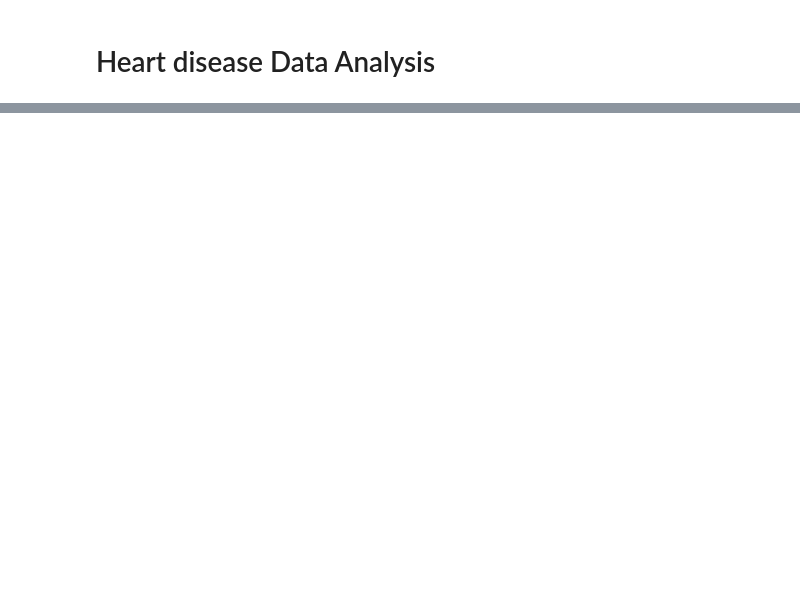
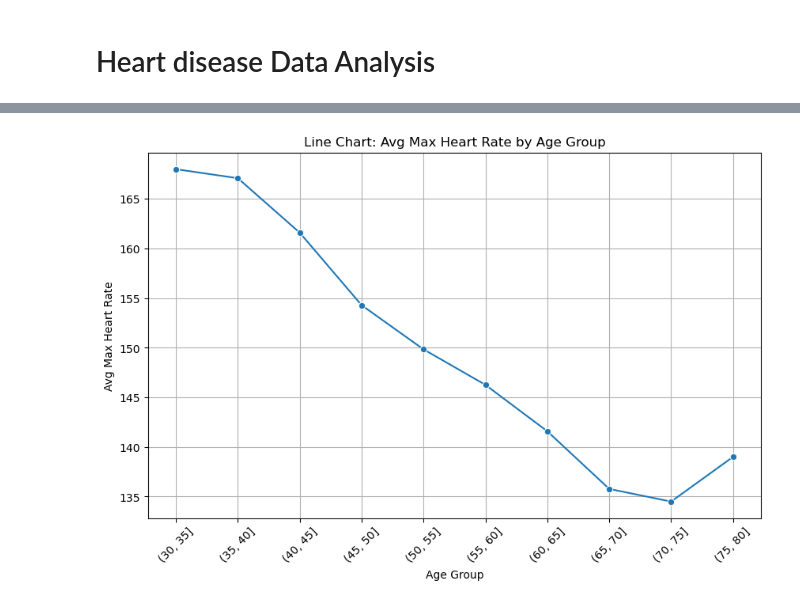
Before and after one commit to jaalnock/DSBDA, a Jupyter notebook: Assignment17_Heart_Disease_Data_Analysis/heart_disease_analysis.ipynb, the cells around one changed output, grey strips where cells are left out. Saved outputs shown, nothing was run; the diff lists cells and outputs as text; code cells hidden in the pictures; blank space fills up the shorter version.

```diff
--- a/Assignment17_Heart_Disease_Data_Analysis/heart_disease_analysis.ipynb
+++ b/Assignment17_Heart_Disease_Data_Analysis/heart_disease_analysis.ipynb
@@ -89,0 +92,20 @@ plt.show()
+# %%
+# Line Chart - Avg Thalach by Age Group
+# Create age groups
+df['age_group'] = pd.cut(df['age'], bins=range(30, 81, 5))
+
+# Group by age group with observed=True and convert to string for plotting
+avg_thalach = df.groupby('age_group', observed=True)['thalach'].mean().reset_index()
+avg_thalach['age_group'] = avg_thalach['age_group'].astype(str)
+
+# Plot line chart
+plt.figure(figsize=(10, 6))
+sns.lineplot(data=avg_thalach, x='age_group', y='thalach', marker='o')
+plt.title('Line Chart: Avg Max Heart Rate by Age Group')
+plt.xlabel('Age Group')
+plt.ylabel('Avg Max Heart Rate')
+plt.xticks(rotation=45)
+plt.grid(True)
+plt.show()
+# %% [output]
+[figure, added]
```
Also changed, not shown: parts of 7 cells of this notebook, 1 other file.
